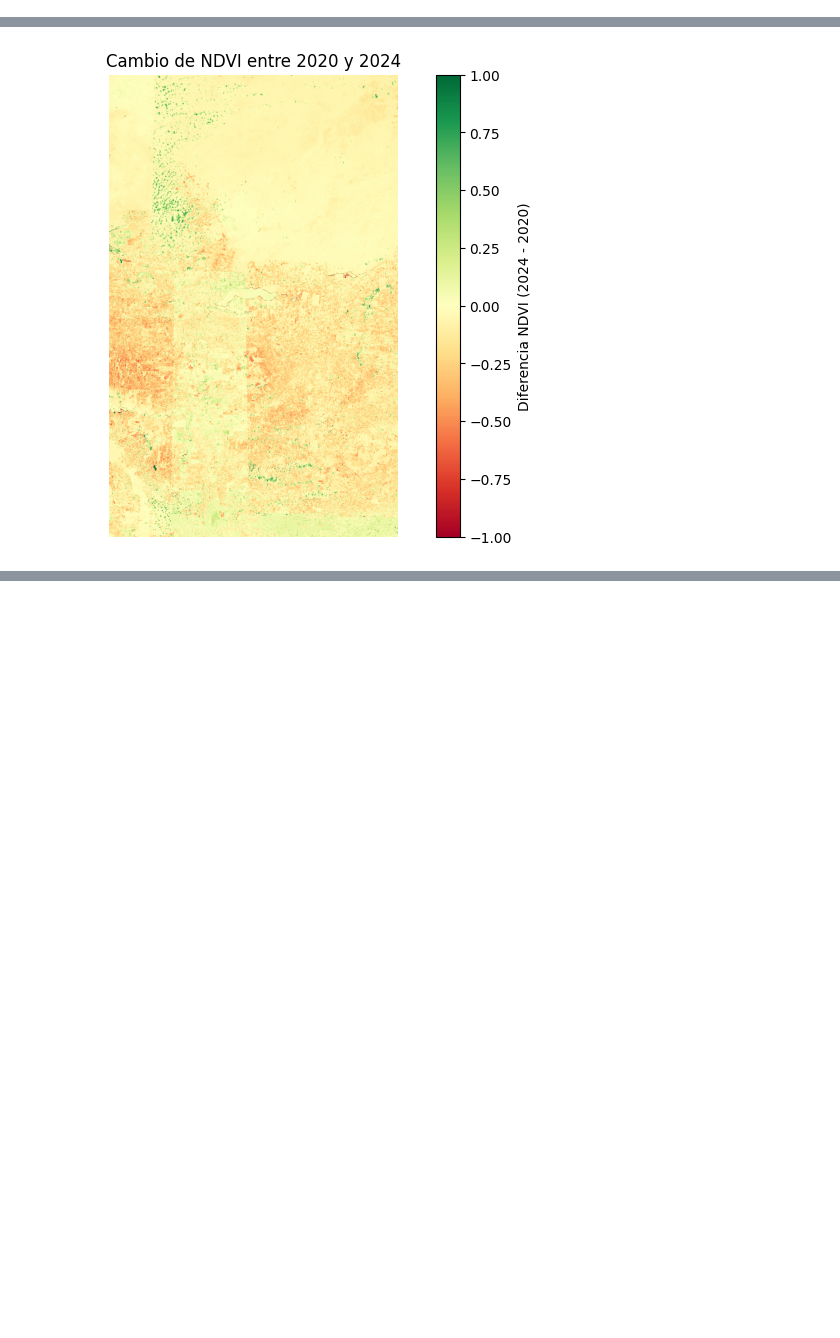
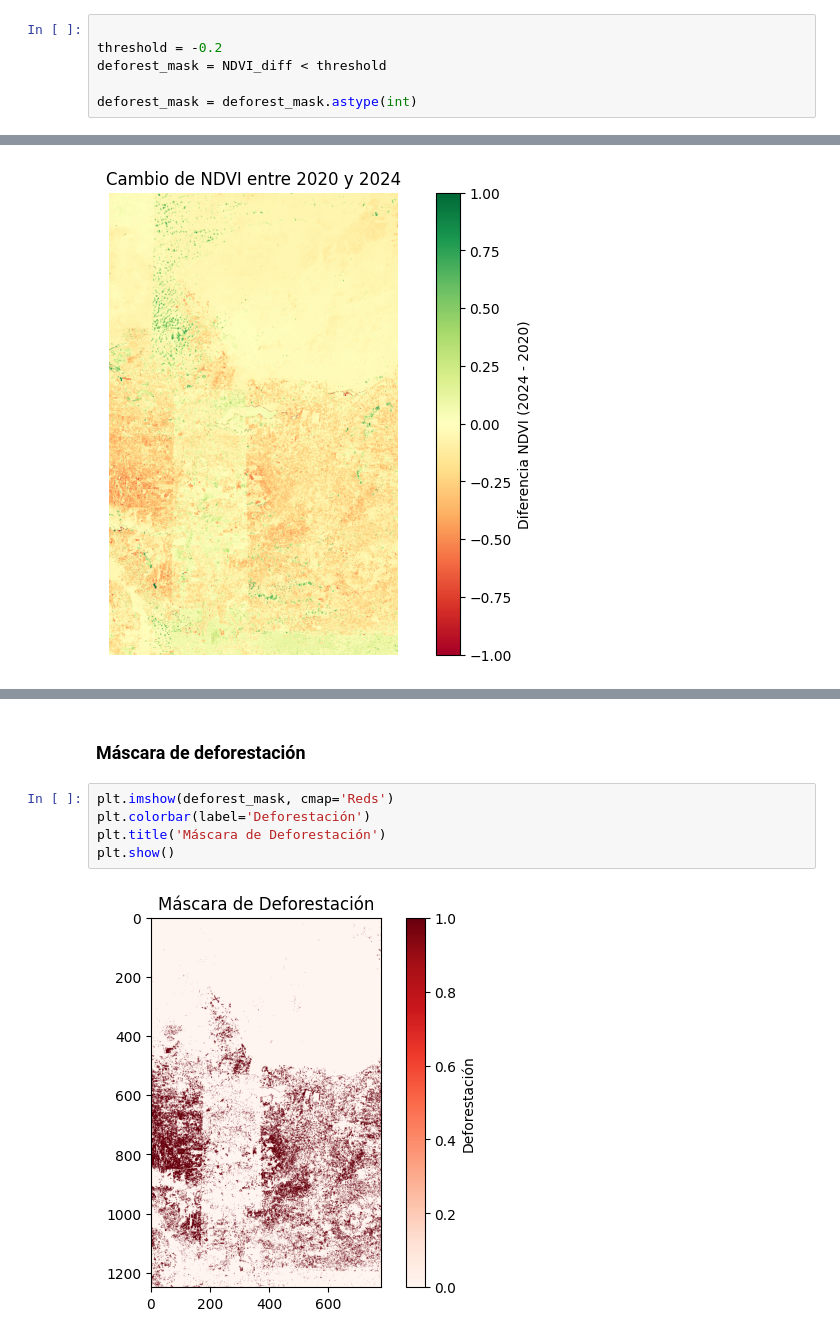
Before and after one commit to alee2602/LAB3-DS, a Jupyter notebook: main.ipynb, the cells around one changed output, grey strips where cells are left out. Saved outputs shown, nothing was run; the diff lists cells and outputs as text; blank space fills up the shorter version.

```diff
--- a/main.ipynb
+++ b/main.ipynb
@@ -44,0 +65,6 @@ print(NDVI_diff)
+# %%
+
+threshold = -0.2
+deforest_mask = NDVI_diff < threshold
+
+deforest_mask = deforest_mask.astype(int)
@@ -74,0 +123,9 @@ plt.show()
+# %% [markdown]
+### **Máscara de deforestación**
+# %%
+plt.imshow(deforest_mask, cmap='Reds')
+plt.colorbar(label='Deforestación')
+plt.title('Máscara de Deforestación')
+plt.show()
+# %% [output]
+[figure, added]
```
Also changed, not shown: parts of 15 cells of this notebook, 2 other files.
